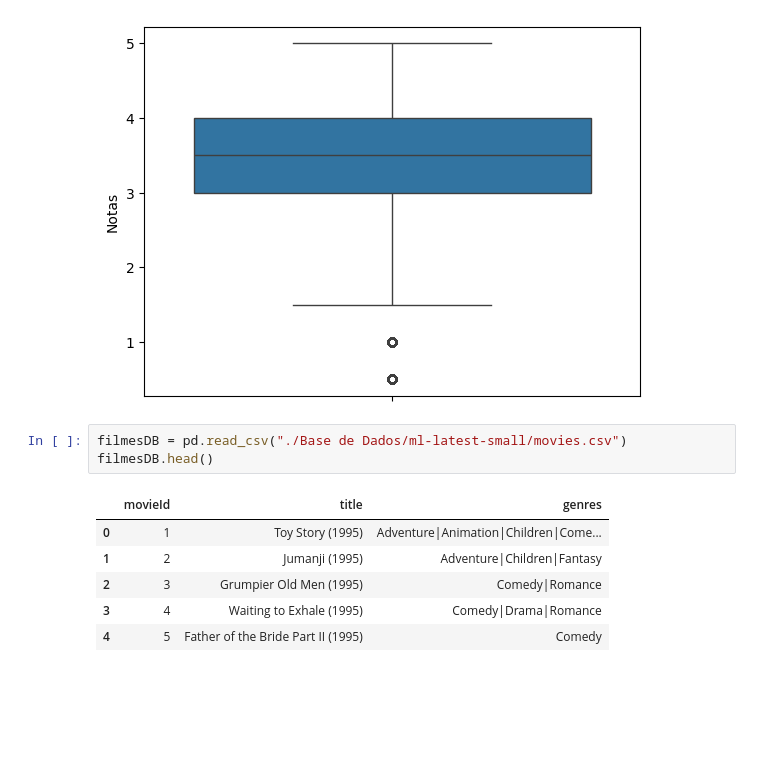
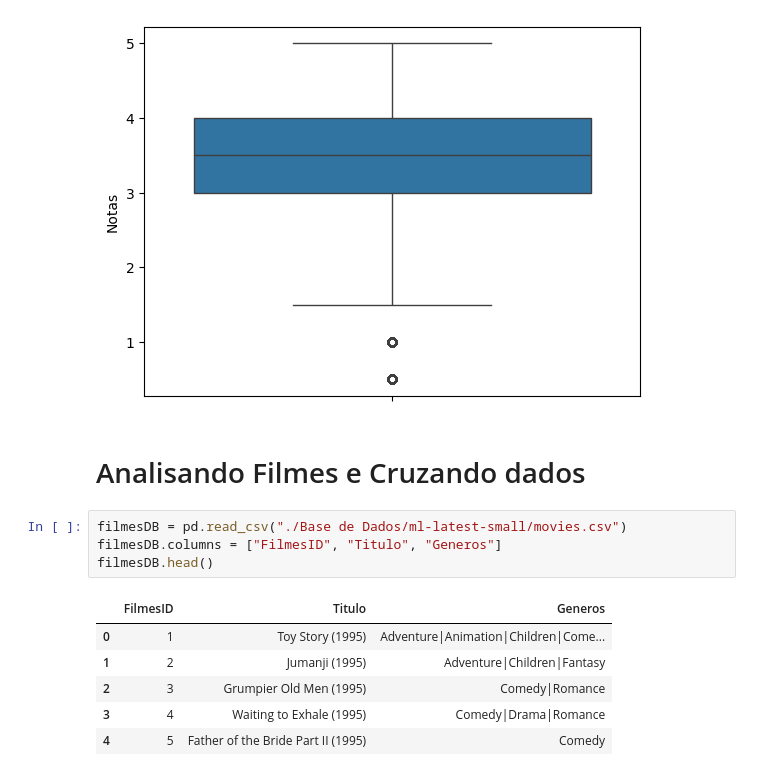
Before and after one commit to GeorgesBallister/Atividade-1-Python-para-DS-Individual-Estudo-Data-Science, a Jupyter notebook: ProjetoMovieLensFaculdade.ipynb, the cells around one changed output. Saved outputs shown, nothing was run; the diff lists cells and outputs as text; blank space fills up the shorter version.

```diff
--- a/ProjetoMovieLensFaculdade.ipynb
+++ b/ProjetoMovieLensFaculdade.ipynb
@@ -60,11 +60,14 @@ sns.boxplot(notasDS.Notas)
 # %% [output]
 <Axes: ylabel='Notas'>
 [figure]
+# %% [markdown]
+# Analisando Filmes e Cruzando dados
 # %%
 filmesDB = pd.read_csv("./Base de Dados/ml-latest-small/movies.csv")
+filmesDB.columns = ["FilmesID", "Titulo", "Generos"]
 filmesDB.head()
 # %% [output]
-|  | movieId | title | genres |
+|  | FilmesID | Titulo | Generos |
 | 0 | 1 | Toy Story (1995) | Adventure|Animation|Children|Come... |
 | 1 | 2 | Jumanji (1995) | Adventure|Children|Fantasy |
 | 2 | 3 | Grumpier Old Men (1995) | Comedy|Romance |
```
Also changed, not shown: parts of 5 cells of this notebook.
